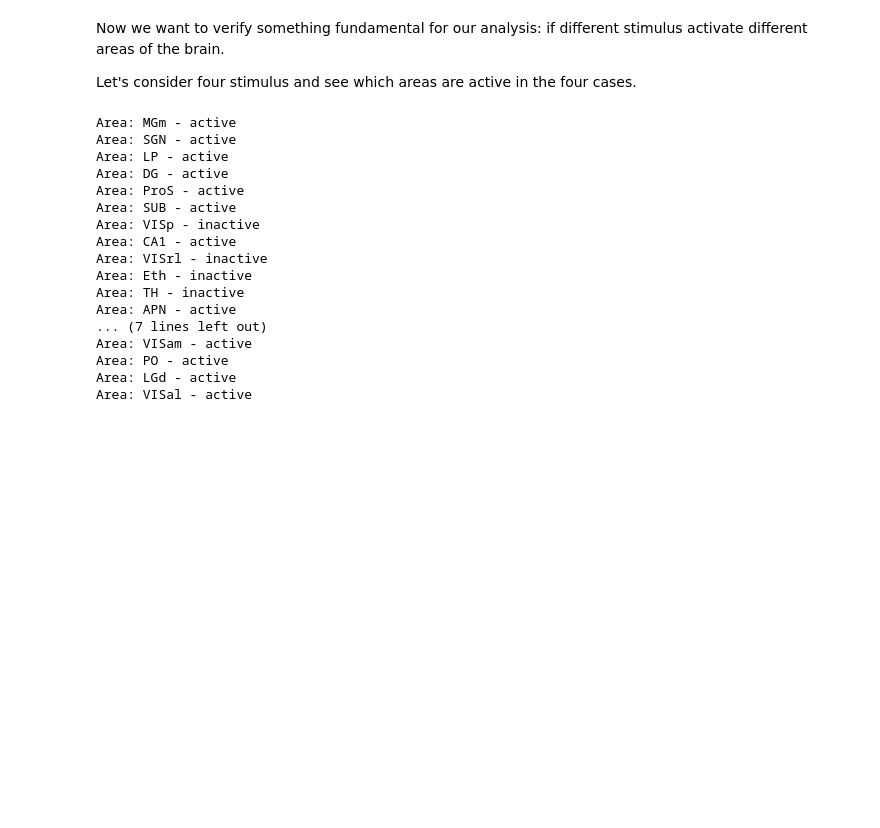
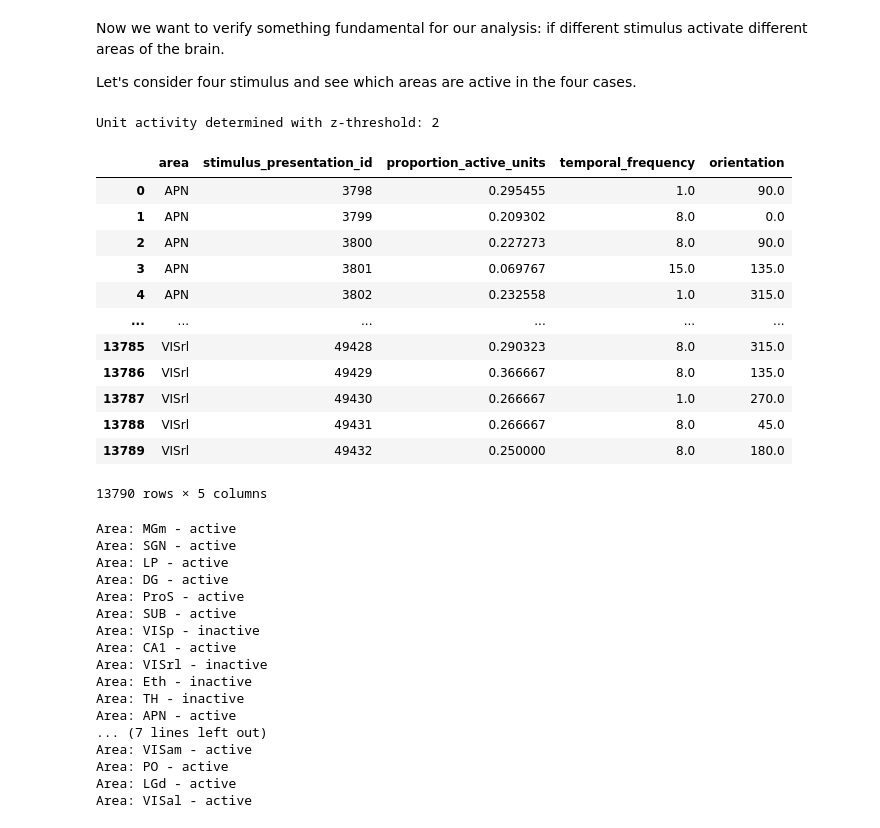
Before and after one commit to FilippoRonzino/mathematical-modelling-for-neuroscience, a Jupyter notebook: 01_data_analysis/data_analysis_drifting.ipynb, the cells around one changed output. Drawn from its saved outputs; the diff is of its cells as text; code cells hidden in the pictures; blank space fills up the shorter version.

```diff
--- a/01_data_analysis/data_analysis_drifting.ipynb
+++ b/01_data_analysis/data_analysis_drifting.ipynb
@@ -264,6 +307,29 @@ Now we want to verify something fundamental for our analysis: if different stimu
 Let's consider four stimulus and see which areas are active in the four cases.
 # %%
 stimuli = [49287, 49280, 31175, 49267]
+# %%
+dataset1 = determine_active_unit(df, z_threshold=2)
+# %% [output]
+Unit activity determined with z-threshold: 2
+# %%
+dataset2 = determine_percentage_active_units_by_area(dataset1)
+# %%
+dataset2
+# final_df = final_df[['stimulus_presentation_id', 'area', 'temporal_frequency', 'orientation', 'active']]
+# %% [output]
+|  | area | stimulus_presentation_id | proportion_active_units | temporal_frequency | orientation |
+| 0 | APN | 3798 | 0.295455 | 1.0 | 90.0 |
+| 1 | APN | 3799 | 0.209302 | 8.0 | 0.0 |
+| 2 | APN | 3800 | 0.227273 | 8.0 | 90.0 |
+| 3 | APN | 3801 | 0.069767 | 15.0 | 135.0 |
+| 4 | APN | 3802 | 0.232558 | 1.0 | 315.0 |
+| ... | ... | ... | ... | ... | ... |
+| 13785 | VISrl | 49428 | 0.290323 | 8.0 | 315.0 |
+| 13786 | VISrl | 49429 | 0.366667 | 8.0 | 135.0 |
+| 13787 | VISrl | 49430 | 0.266667 | 1.0 | 270.0 |
+| 13788 | VISrl | 49431 | 0.266667 | 8.0 | 45.0 |
+| 13789 | VISrl | 49432 | 0.250000 | 8.0 | 180.0 |
+13790 rows × 5 columns
 # %%
 i = stimuli[0]
 for area in df['area'].unique():
```
Also changed, not shown: parts of 5 cells of this notebook, 2 other files.
